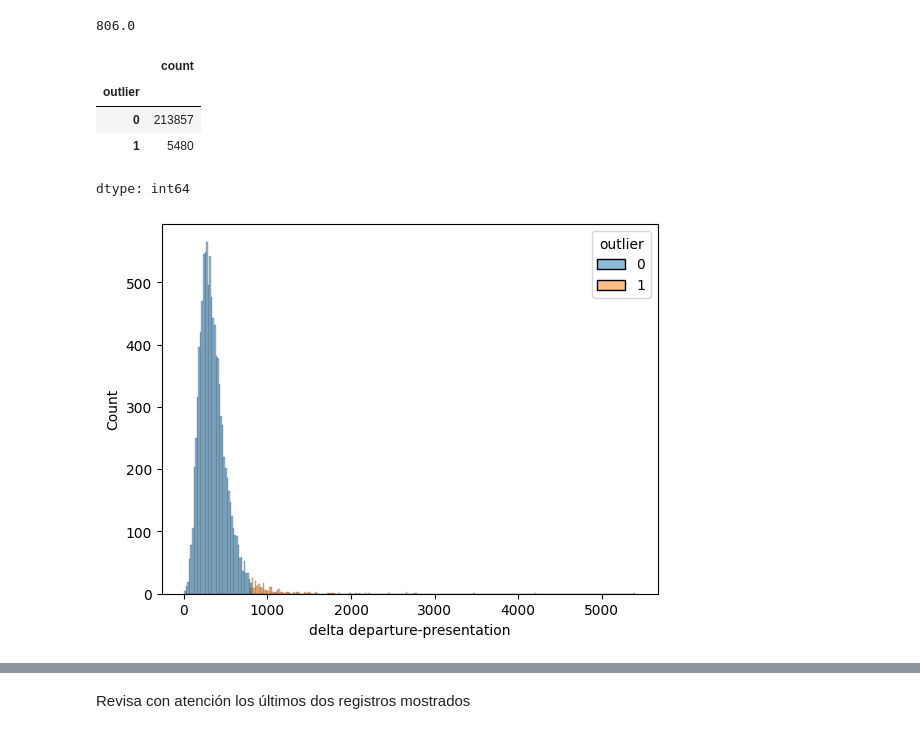
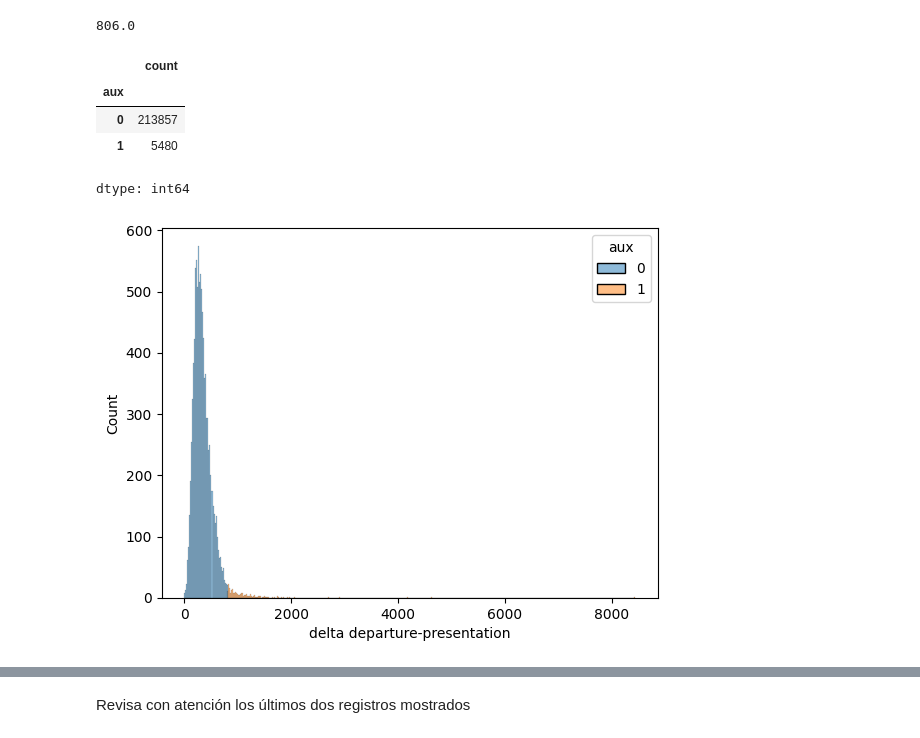
Before and after one commit to AnIsAsPe/Regresion-Robusta-para-estimar-tiempo-de-respuesta-de-un-servicio-de-emergencia, a Jupyter notebook: Notebooks/1_Response_time_Paris_Fire_Brigade.ipynb, the cells around one changed output, grey strips where cells are left out. Saved outputs shown, nothing was run; the diff lists cells and outputs as text; code cells hidden in the pictures.

```diff
--- a/Notebooks/1_Response_time_Paris_Fire_Brigade.ipynb
+++ b/Notebooks/1_Response_time_Paris_Fire_Brigade.ipynb
@@ -609,7 +609,7 @@ corr_y
 | delta departure-presentation | 1.000000 |
 dtype: float64
 # %%
-no_relevantes = corr_y.loc[corr_y.abs()<0.005].index.to_list()
+no_relevantes = corr_y.loc[corr_y.abs()<0.05].index.to_list()
 no_relevantes
 # %% [output]
 ['floor']
@@ -665,19 +663,19 @@ df['delta departure-presentation'].quantile(.975)
 # %% [output]
 806.0
 # %%
-df['outlier'] = np.where(df['delta departure-presentation'] > df['delta departure-presentation'].quantile(.975), 1, 0)
+df['aux'] = (df['delta departure-presentation'] > df['delta departure-presentation'].quantile(.975)).astype(int)
 # %%
-df['outlier'].value_counts()
+df['aux'].value_counts()
 # %% [output]
 |  | count |
-| outlier |  |
+| aux |  |
 | 0 | 213857 |
 | 1 | 5480 |
 dtype: int64
 # %%
 figsize=(12, 4)
 muestra = df.sample(10000)
-sns.histplot(x='delta departure-presentation', hue='outlier', data=muestra )
+sns.histplot(x='delta departure-presentation', hue='aux', data=muestra )
 plt.show()
 # %% [output]
-[figure, old version]
+[figure, new version]
```
Also changed, not shown: parts of 29 cells of this notebook.
